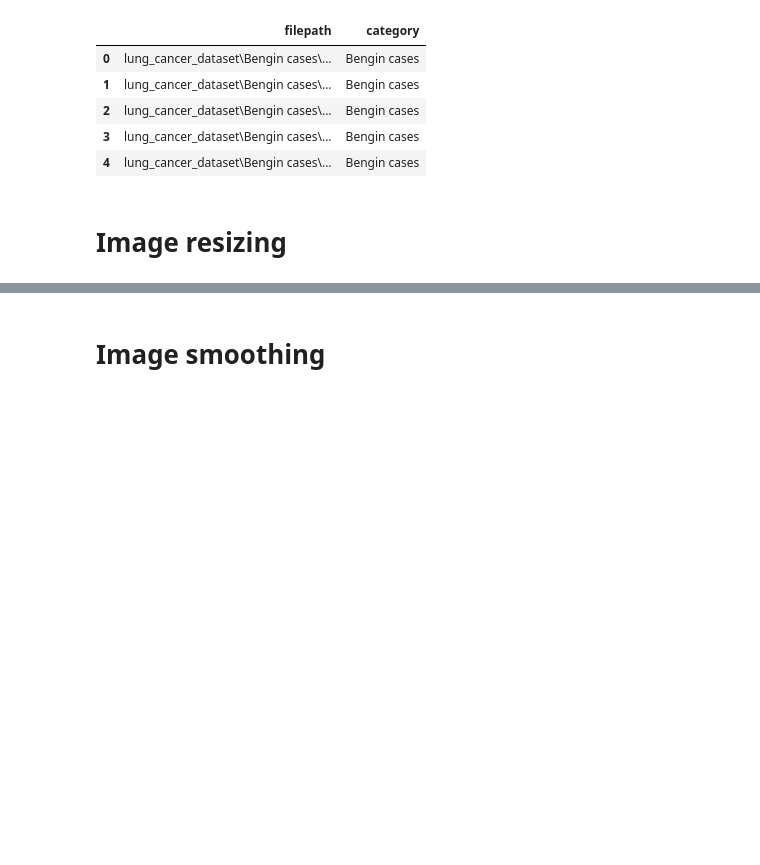
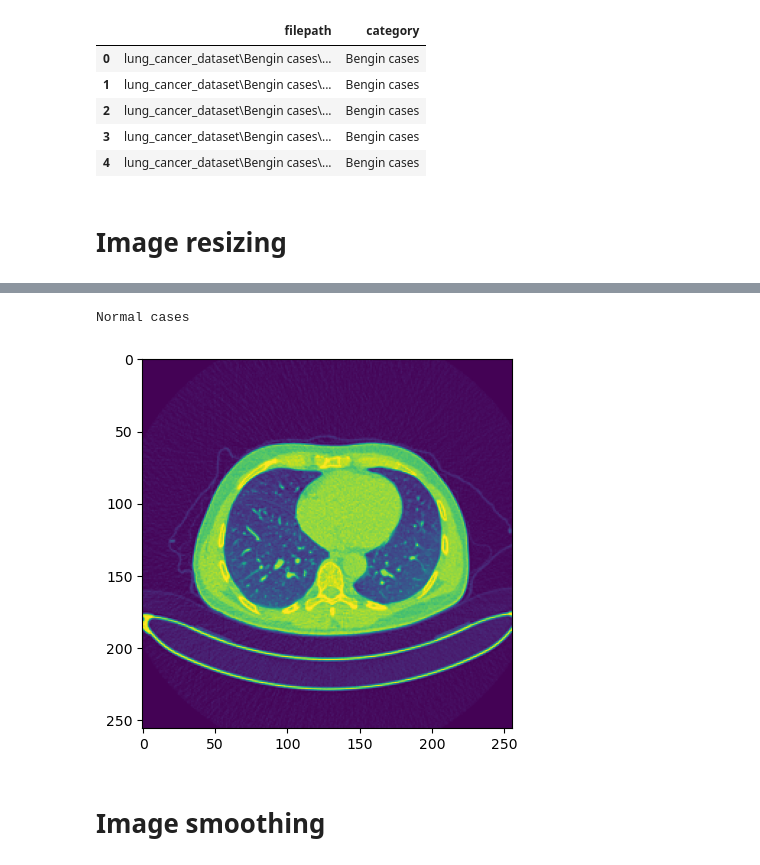
Before and after one commit to Ivansanjaya11/lung_cancer, a Jupyter notebook: cancer_model.ipynb, the cells around one changed output, grey strips where cells are left out. Drawn from its saved outputs; the diff is of its cells as text; code cells hidden in the pictures; blank space fills up the shorter version.

```diff
--- a/cancer_model.ipynb
+++ b/cancer_model.ipynb
@@ -67,3 +106,21 @@ image_paths_df.head()
+# %%
+data = []
+desired_size = 256
+for index, row in image_paths_df.iterrows():
+    filepath = row["filepath"]
+    img = cv2.imread(filepath, is_grayscale)
+    img = cv2.resize(img, (desired_size, desired_size))
+    label = row["category"]
+    data.append([img, label])
+
+random.shuffle(data)
+
+print(data[0][1])
+plt.imshow(data[0][0])
+plt.show()
+# %% [output]
+Normal cases
+[figure, added]
 # %% [markdown]
 # Image smoothing
 # %% [markdown]
```
Also changed, not shown: parts of 3 cells of this notebook.
